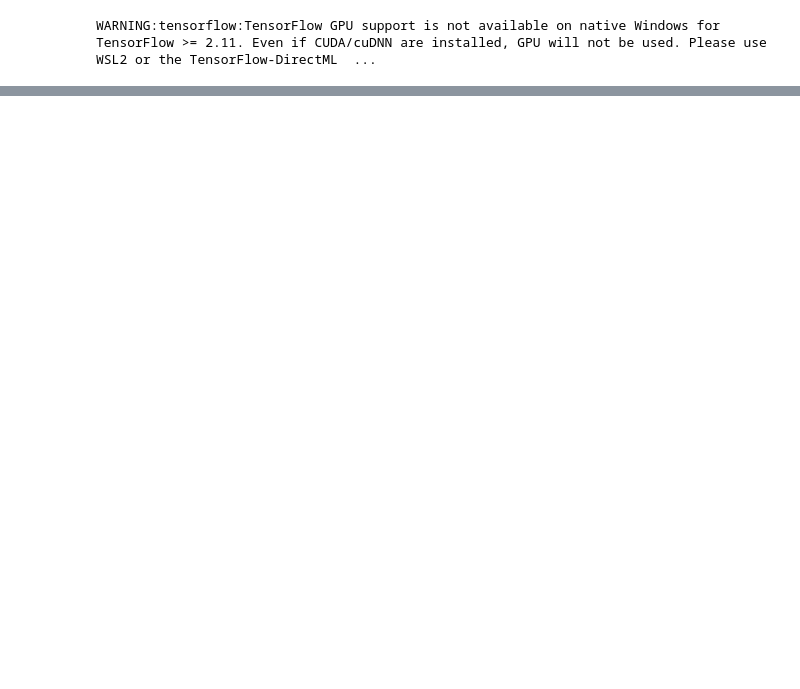
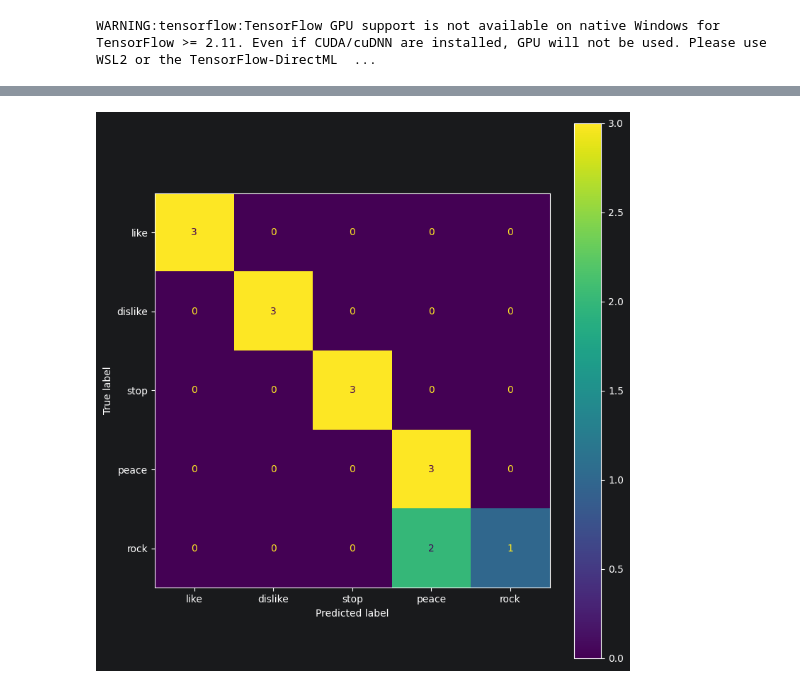
Before and after one commit to ITT-26/assignment-05-cnn-PatrickGraf99, a Jupyter notebook: 02-dataset/evaluation.ipynb, the cells around one changed output, grey strips where cells are left out. Cells and saved outputs as stored; diff of their text form; code cells hidden in the pictures; blank space fills up the shorter version.

```diff
--- a/02-dataset/evaluation.ipynb
+++ b/02-dataset/evaluation.ipynb
@@ -216,0 +257,35 @@ Epoch 22/50
+# %%
+X_own = np.array(X_own).astype("float32")
+X_own /= 255.0
+
+X_own = X_own.reshape(
+    -1,
+    IMG_SIZE,
+    IMG_SIZE,
+    COLOR_CHANNELS
+)
+# %%
+predictions = model.predict(X_own, verbose=0)
+
+y_pred = np.argmax(predictions, axis=1)
+# %%
+cm = confusion_matrix(
+    y_own,
+    y_pred
+)
+# %%
+disp = ConfusionMatrixDisplay(
+    confusion_matrix=cm,
+    display_labels=label_names
+)
+
+fig, ax = plt.subplots(figsize=(8, 8))
+
+disp.plot(ax=ax)
+
+plt.tight_layout()
+plt.savefig("conf-matrix.png")
+
+plt.show()
+# %% [output]
+[figure, added]
```
Also changed, not shown: parts of 2 cells of this notebook, 1 other file.
